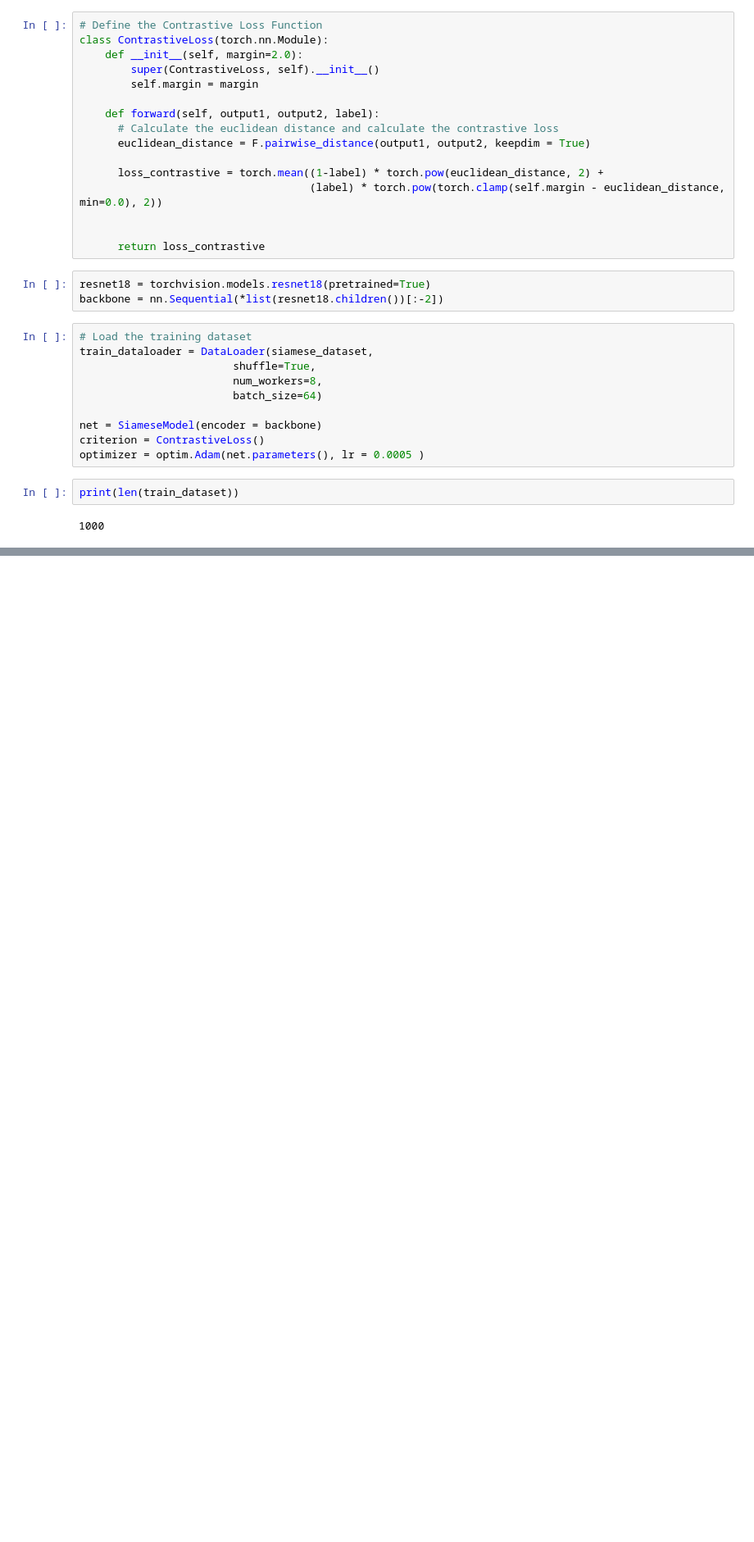
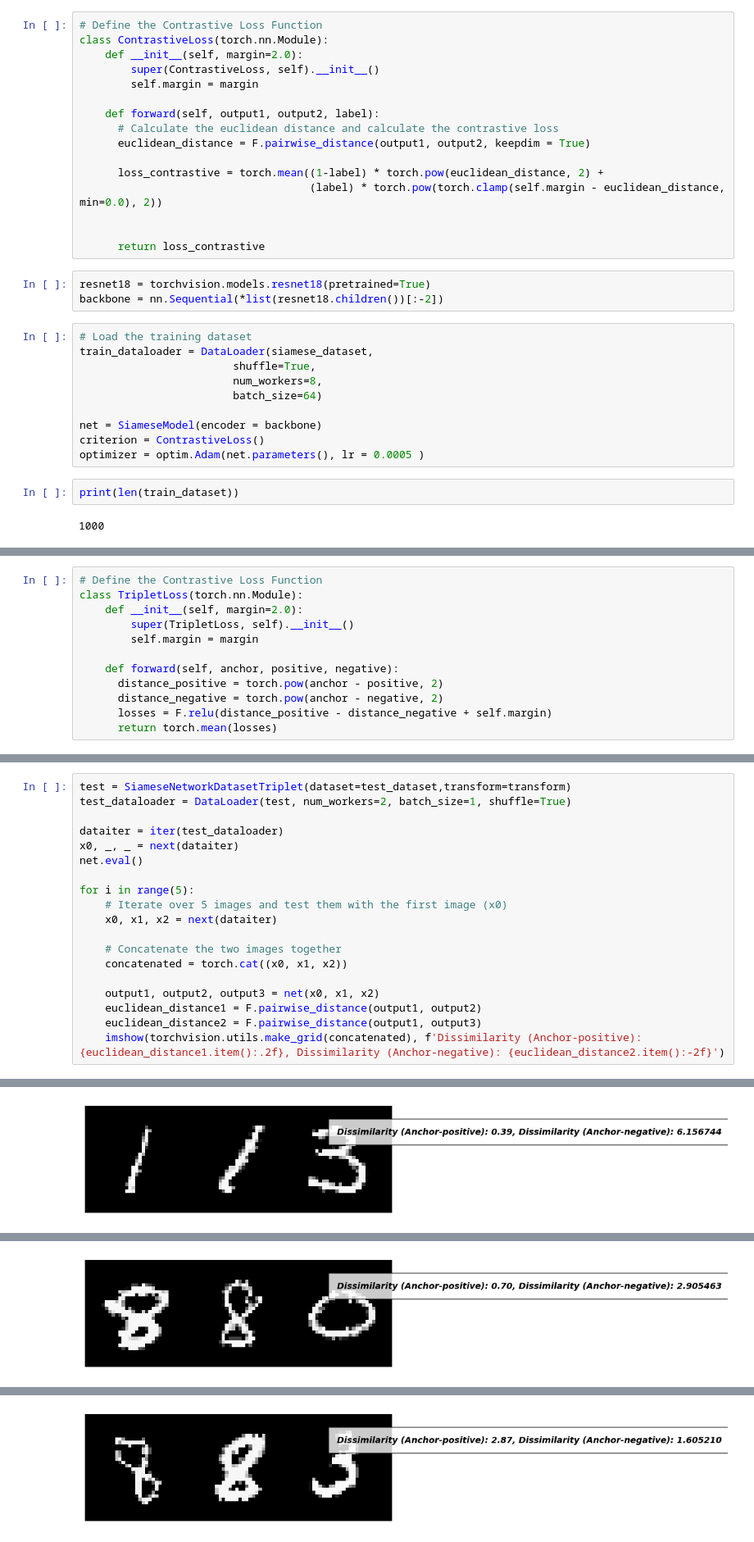
Before and after one commit to PanetoneTryhard/TrabajoVC, a Jupyter notebook: RedSiamesa_PyTorch.ipynb, the cells around one changed output, grey strips where cells are left out. Shown at 82% size. Drawn from its saved outputs; the diff is of its cells as text; blank space fills up the shorter version.

```diff
--- a/RedSiamesa_PyTorch.ipynb
+++ b/RedSiamesa_PyTorch.ipynb
@@ -257,0 +337,12 @@ WARNING:matplotlib.image:Clipping input data to the valid range for imshow with
+# %%
+# Define the Contrastive Loss Function
+class TripletLoss(torch.nn.Module):
+    def __init__(self, margin=2.0):
+        super(TripletLoss, self).__init__()
+        self.margin = margin
+
+    def forward(self, anchor, positive, negative):
+      distance_positive = torch.pow(anchor - positive, 2)
+      distance_negative = torch.pow(anchor - negative, 2)
+      losses = F.relu(distance_positive - distance_negative + self.margin)
+      return torch.mean(losses)
@@ -257,0 +412,20 @@ WARNING:matplotlib.image:Clipping input data to the valid range for imshow with
+# %%
+test = SiameseNetworkDatasetTriplet(dataset=test_dataset,transform=transform)
+test_dataloader = DataLoader(test, num_workers=2, batch_size=1, shuffle=True)
+
+dataiter = iter(test_dataloader)
+x0, _, _ = next(dataiter)
+net.eval()
+
+for i in range(5):
+    # Iterate over 5 images and test them with the first image (x0)
+    x0, x1, x2 = next(dataiter)
+
+    # Concatenate the two images together
+    concatenated = torch.cat((x0, x1, x2))
+
+    output1, output2, output3 = net(x0, x1, x2)
+    euclidean_distance1 = F.pairwise_distance(output1, output2)
+    euclidean_distance2 = F.pairwise_distance(output1, output3)
+    imshow(torchvision.utils.make_grid(concatenated), f'Dissimilarity (Anchor-positive): {euclidean_distance1.item():.2f}, Dissimilarity (Anchor-negative): {euclidean_distance2.item():-2f}')
+# %% [output]
@@ -257,0 +433 @@ WARNING:matplotlib.image:Clipping input data to the valid range for imshow with
+[figure, added]
@@ -257,0 +435 @@ WARNING:matplotlib.image:Clipping input data to the valid range for imshow with
+[figure, added]
@@ -257,0 +437 @@ WARNING:matplotlib.image:Clipping input data to the valid range for imshow with
+[figure, added]
```
Also changed, not shown: parts of 10 cells of this notebook.
